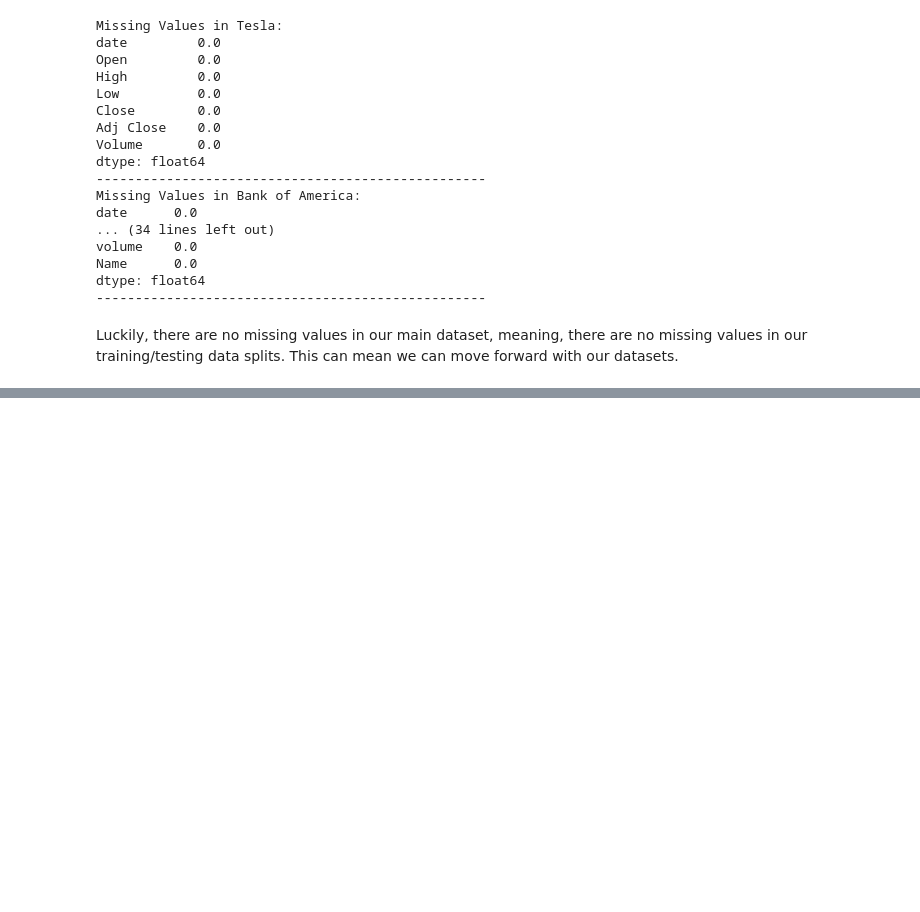
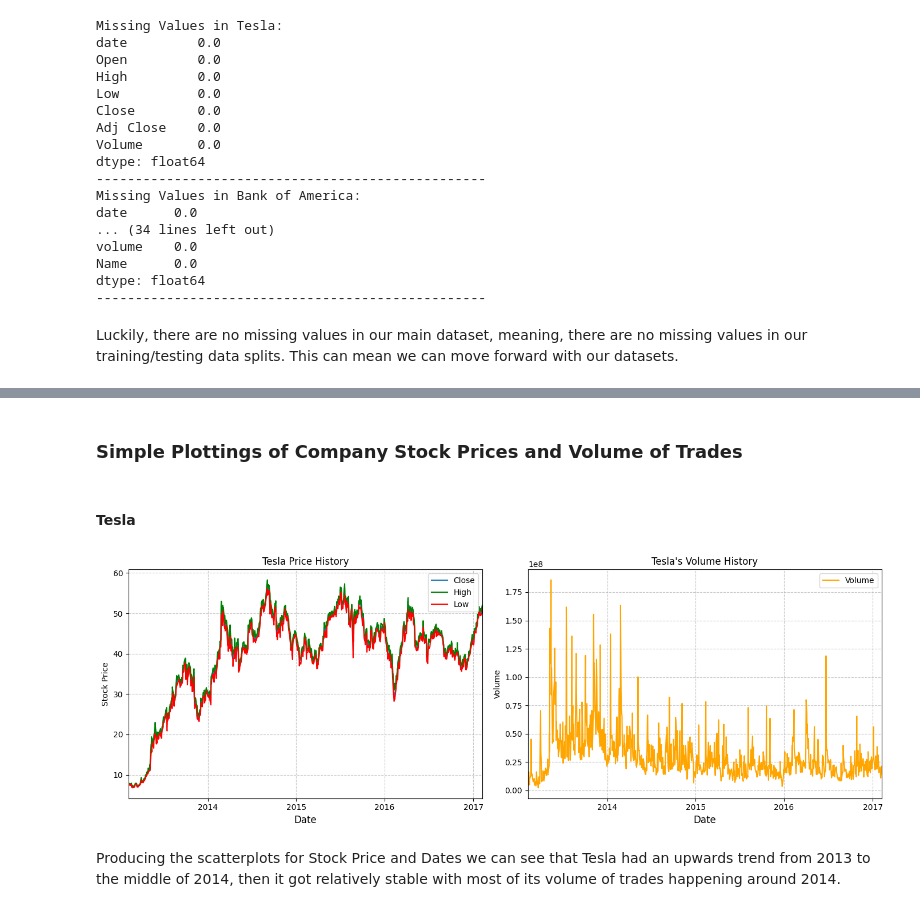
Before and after one commit to Vondent/stock-price-analysis, a Jupyter notebook: stock-price-analysis.ipynb, the cells around one changed output, grey strips where cells are left out. Saved outputs shown, nothing was run; the diff lists cells and outputs as text; code cells hidden in the pictures; blank space fills up the shorter version.

Commit message:
Conducted more EDA
-Comparison of Close vs Adj Close of tesla dataset
-Produced a price/volume history plot

```diff
--- a/stock-price-analysis.ipynb
+++ b/stock-price-analysis.ipynb
@@ -374,0 +413,6 @@ Luckily, there are no missing values in our main dataset, meaning, there are no
+# %%
+#Drop columns
+tesla_train = tesla_train.drop(columns=["Adj Close"])
+tesla_test = tesla_test.drop(columns=["Adj Close"])
+
+tesla_train.head()
@@ -374,0 +426,36 @@ Luckily, there are no missing values in our main dataset, meaning, there are no
+# %% [markdown]
+### Simple Plottings of Company Stock Prices and Volume of Trades
+# %% [markdown]
+#### Tesla
+# %%
+# First Subplot
+f, (ax1, ax2) = plt.subplots(1, 2, figsize=(14, 5))
+
+# Close, High, and Low Prices on ax1
+ax1.plot(tesla_train["date"], tesla_train["Close"], label="Close")
+ax1.plot(tesla_train["date"], tesla_train["High"], color="green", label="High")
+ax1.plot(tesla_train["date"], tesla_train["Low"], color="red", label="Low")
+ax1.set_xlabel("Date", fontsize=12)
+ax1.set_ylabel("Stock Price")
+ax1.set_title("Tesla Price History")
+ax1.legend()
+
+# Volume on ax2
+ax2.plot(tesla_train["date"], tesla_train["Volume"], color="orange", label="Volume")
+ax2.set_xlabel("Date", fontsize=12)
+ax2.set_ylabel("Volume")
+ax2.set_title("Tesla's Volume History")
+ax2.legend()
+
+for ax in [ax1, ax2]:
+    ax.xaxis.set_major_locator(mdates.YearLocator())  # Major ticks every year
+    ax.xaxis.set_major_formatter(mdates.DateFormatter("%Y"))  # Format as 'YYYY'
+    ax.set_xlim([tesla_train["date"].min(), tesla_train["date"].max()])  # Limit to data range
+    ax.grid(True, linestyle="--", alpha=0.7)  # Optional grid for clarity
+
+plt.tight_layout()
+plt.show()
+# %% [output]
+[figure, added]
+# %% [markdown]
+Producing the scatterplots for Stock Price and Dates we can see that Tesla had an upwards trend from 2013 to the middle of 2014, then it got relatively stable with most of its volume of trades happening around 2014.
```
Also changed, not shown: parts of 9 cells of this notebook.
